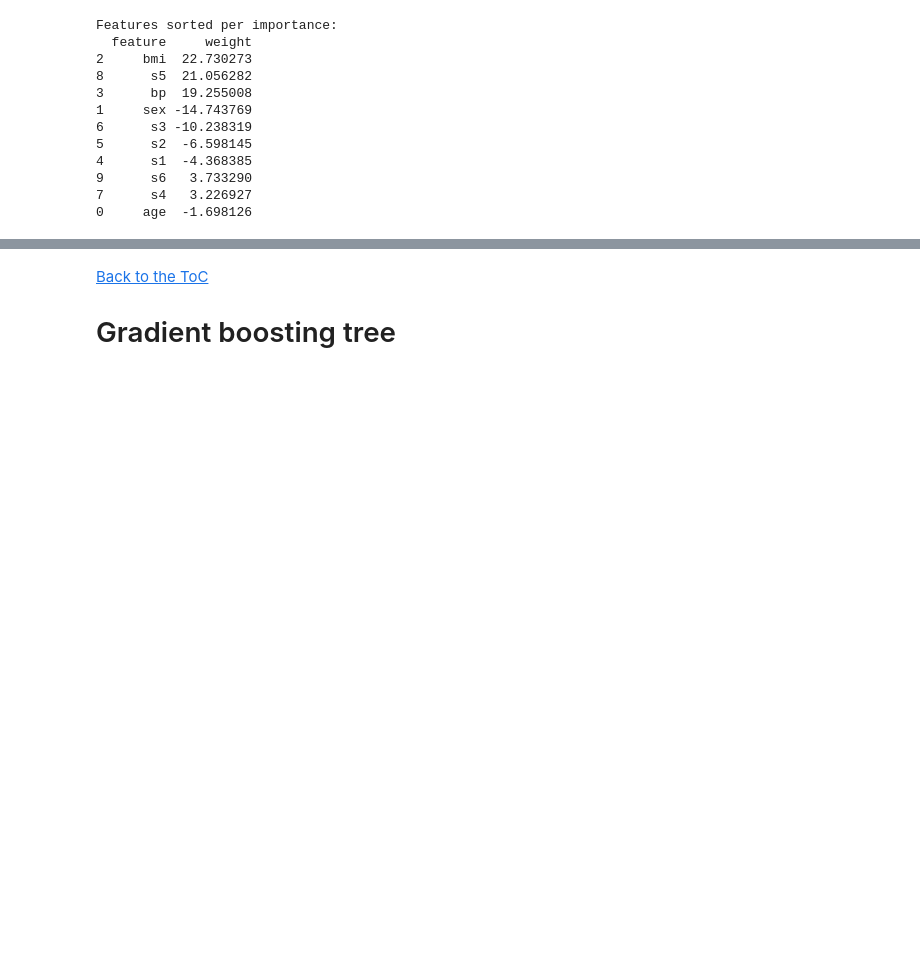
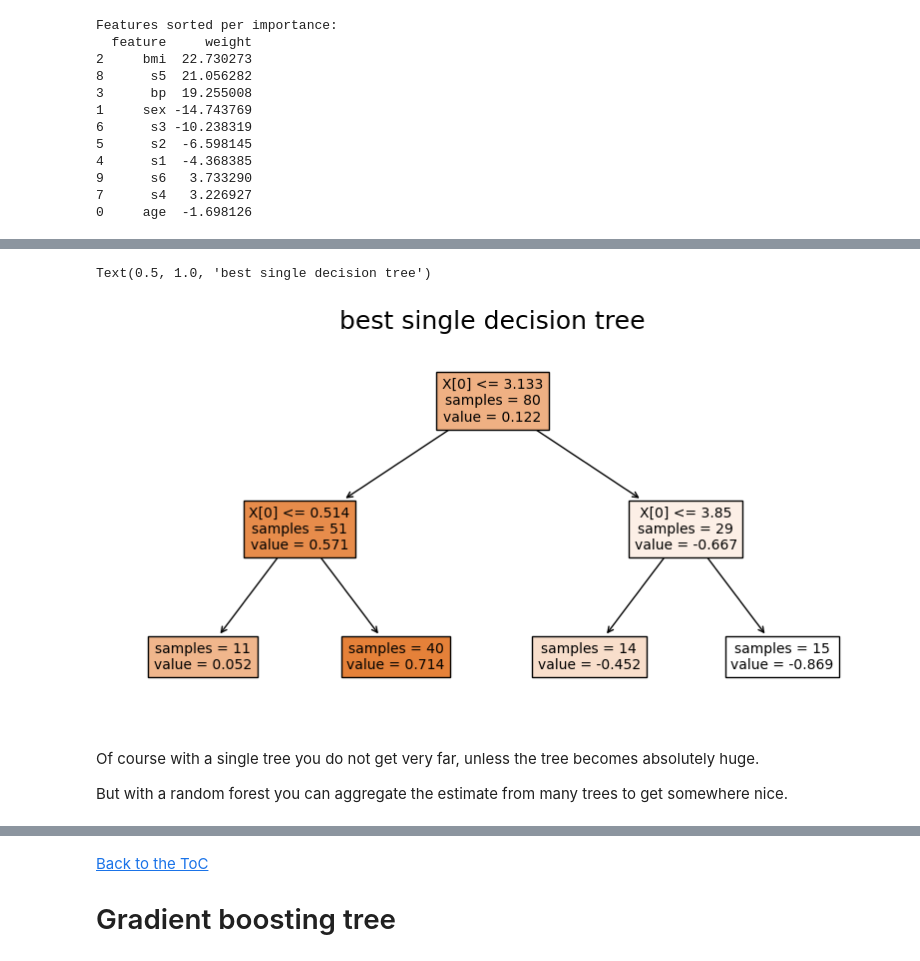
Before and after one commit to sib-swiss/intro-machine-learning-training, a Jupyter notebook: python_notebooks/Chapter_5_Machine_Learning_for_regression.ipynb, the cells around one changed output, grey strips where cells are left out. Saved outputs shown, nothing was run; the diff lists cells and outputs as text; code cells hidden in the pictures; blank space fills up the shorter version.

```diff
--- a/python_notebooks/Chapter_5_Machine_Learning_for_regression.ipynb
+++ b/python_notebooks/Chapter_5_Machine_Learning_for_regression.ipynb
@@ -831,0 +953,13 @@ Features sorted per importance:
+# %%
+from sklearn.tree import plot_tree
+fig,ax = plt.subplots(figsize=(10,5))
+plot_tree( regr_1 ,
+          ax=ax , fontsize=10 , filled=True , impurity=False , precision=3)
+ax.set_title('best single decision tree')
+# %% [output]
+Text(0.5, 1.0, 'best single decision tree')
+[figure, added]
+# %% [markdown]
+Of course with a single tree you do not get very far, unless the tree becomes absolutely huge.
+
+But with a random forest you can aggregate the estimate from many trees to get somewhere nice.
```
Also changed, not shown: parts of 38 cells of this notebook, 8 other files.
